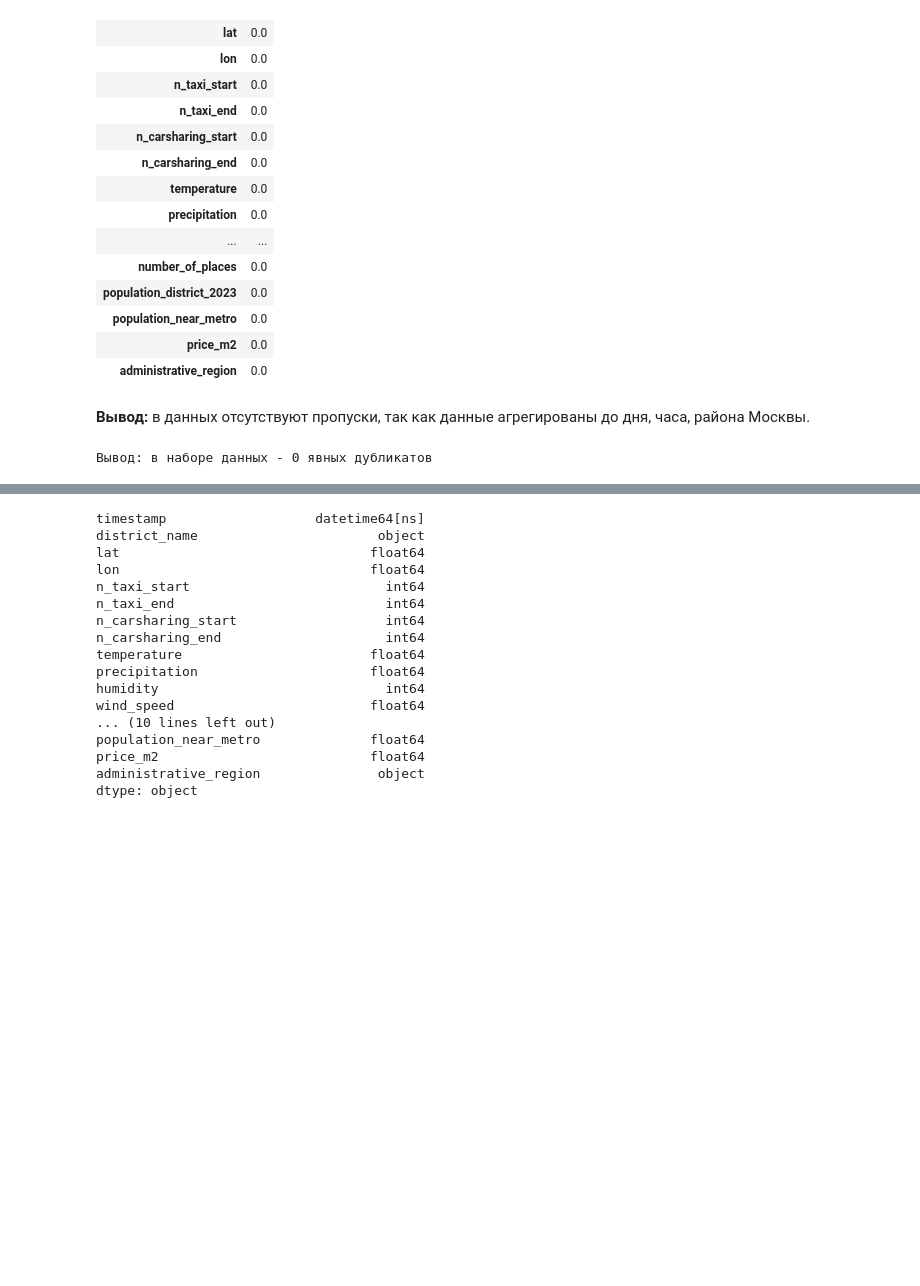
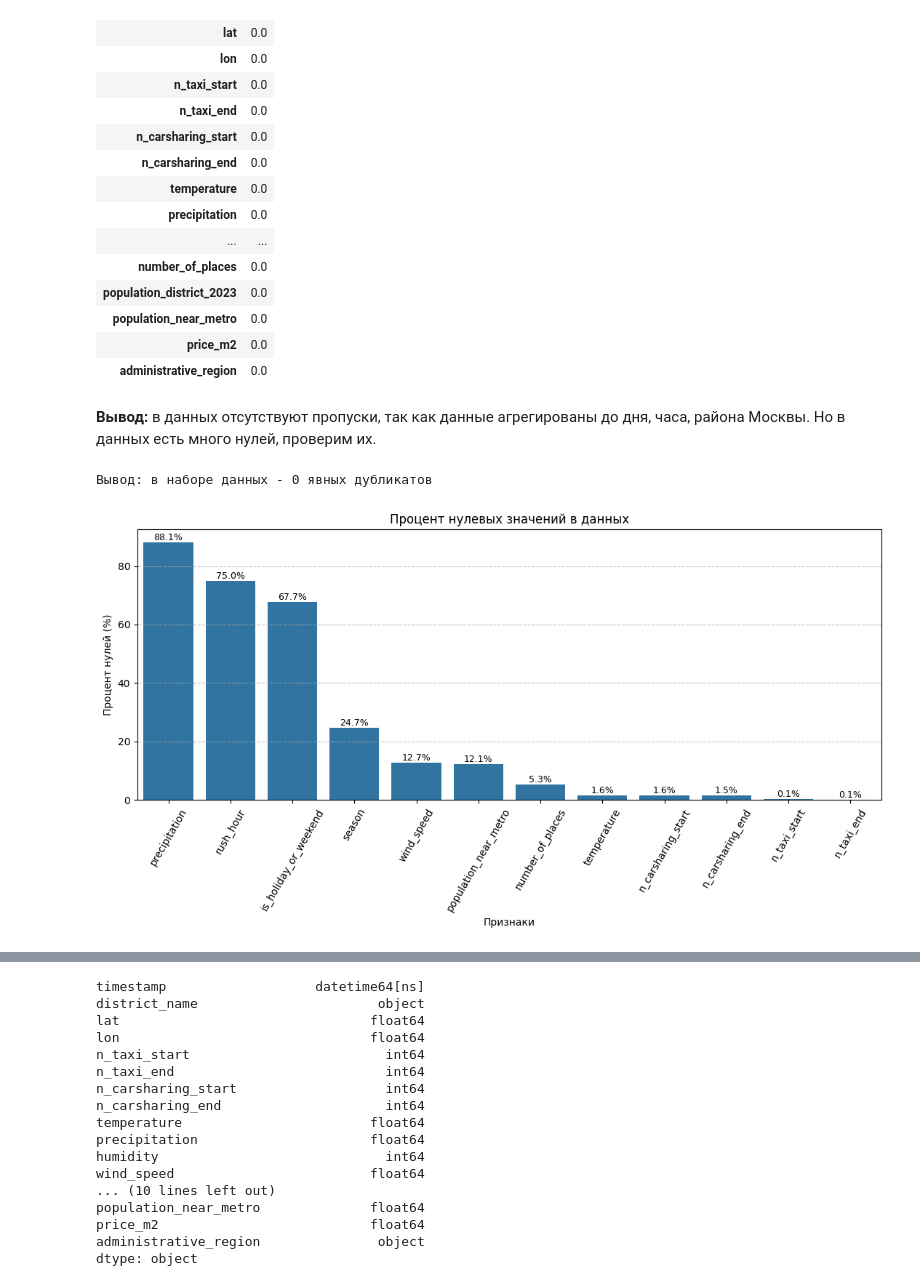
Before and after one commit to RuslanDavletov/Analysis-of-taxi-demand, a Jupyter notebook: eda_davletov.ipynb, the cells around one changed output, grey strips where cells are left out. Drawn from its saved outputs; the diff is of its cells as text; code cells hidden in the pictures; blank space fills up the shorter version.

```diff
--- a/eda_davletov.ipynb
+++ b/eda_davletov.ipynb
@@ -153,9 +155,32 @@ pd.DataFrame(round(main_df.isna()/
 | price_m2 | 0.0 |
 | administrative_region | 0.0 |
 # %% [markdown]
-**Вывод:** в данных отсутствуют пропуски, так как данные агрегированы до дня, часа, района Москвы.
+**Вывод:** в данных отсутствуют пропуски, так как данные агрегированы до дня, часа, района Москвы. Но в данных есть много нулей, проверим их.
 # %%
 # Проверяем данные на явые дубликаты
 print (f'Вывод: в наборе данных - {main_df.duplicated().sum()} явных дубликатов')
 # %% [output]
 Вывод: в наборе данных - 0 явных дубликатов
+# %%
+zero_value_percentage = (main_df == 0).mean() * 100
+
+columns_with_zeros = zero_value_percentage[zero_value_percentage > 0].sort_values(ascending=False)
+
+plt.figure(figsize=(11, 6))
+bar_plot = sns.barplot(x=columns_with_zeros.index, y=columns_with_zeros.values)
+
+plt.xticks(rotation=60, fontsize=10)
+plt.title('Процент нулевых значений в данных', fontsize=12)
+plt.ylabel('Процент нулей (%)', fontsize=10)
+plt.xlabel('Признаки', fontsize=10)
+plt.grid(axis='y', linestyle='--', alpha=0.7)
+
+for bar in bar_plot.patches:
+    bar_plot.annotate(f'{bar.get_height():.1f}%',
+                      (bar.get_x() + bar.get_width() / 2., bar.get_height()),
+                      ha='center', va='bottom', fontsize=9, color='black', rotation=0)
+
+plt.tight_layout()
+plt.show()
+# %% [output]
+[figure, added]
```
Also changed, not shown: parts of 23 cells of this notebook.
